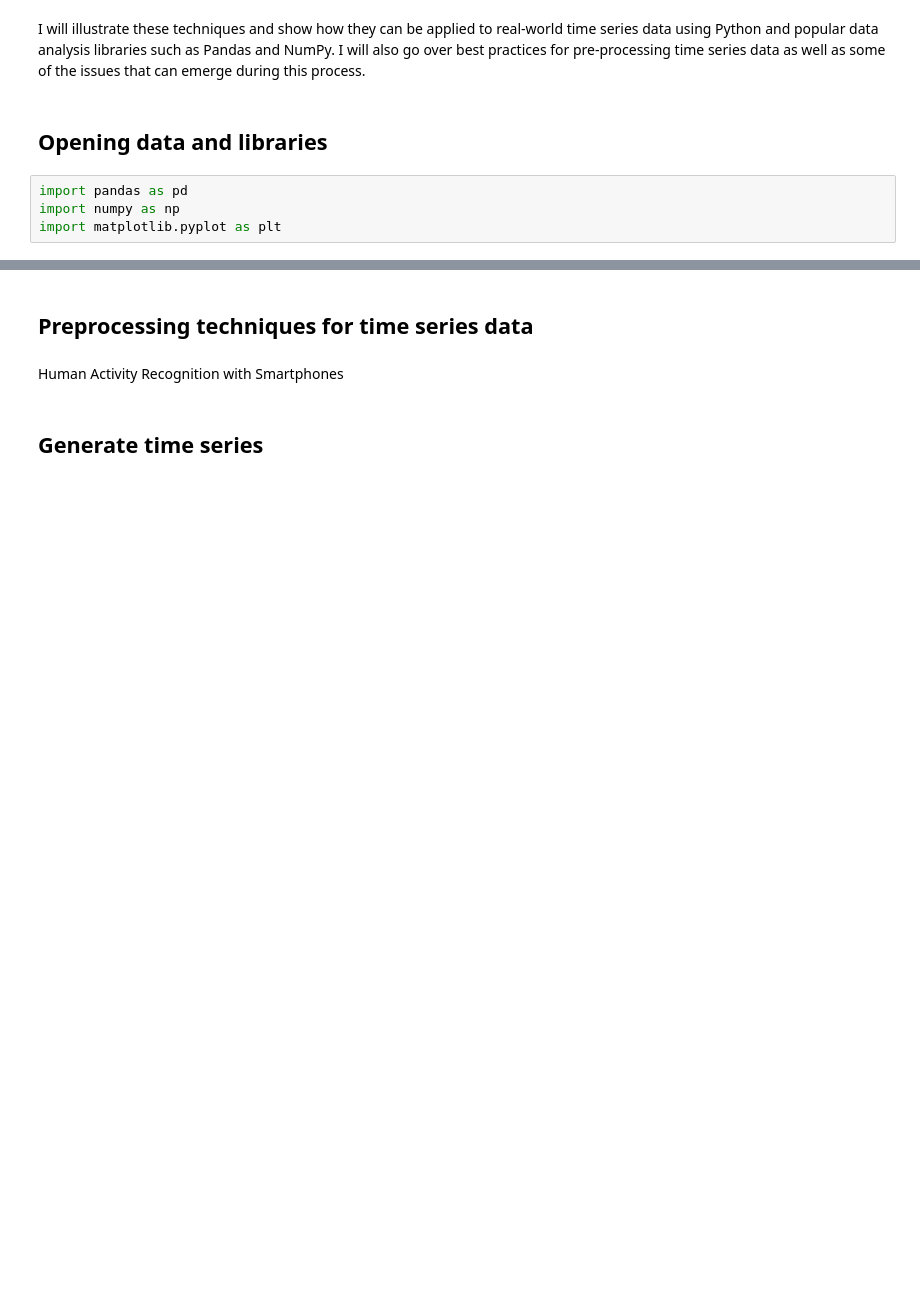
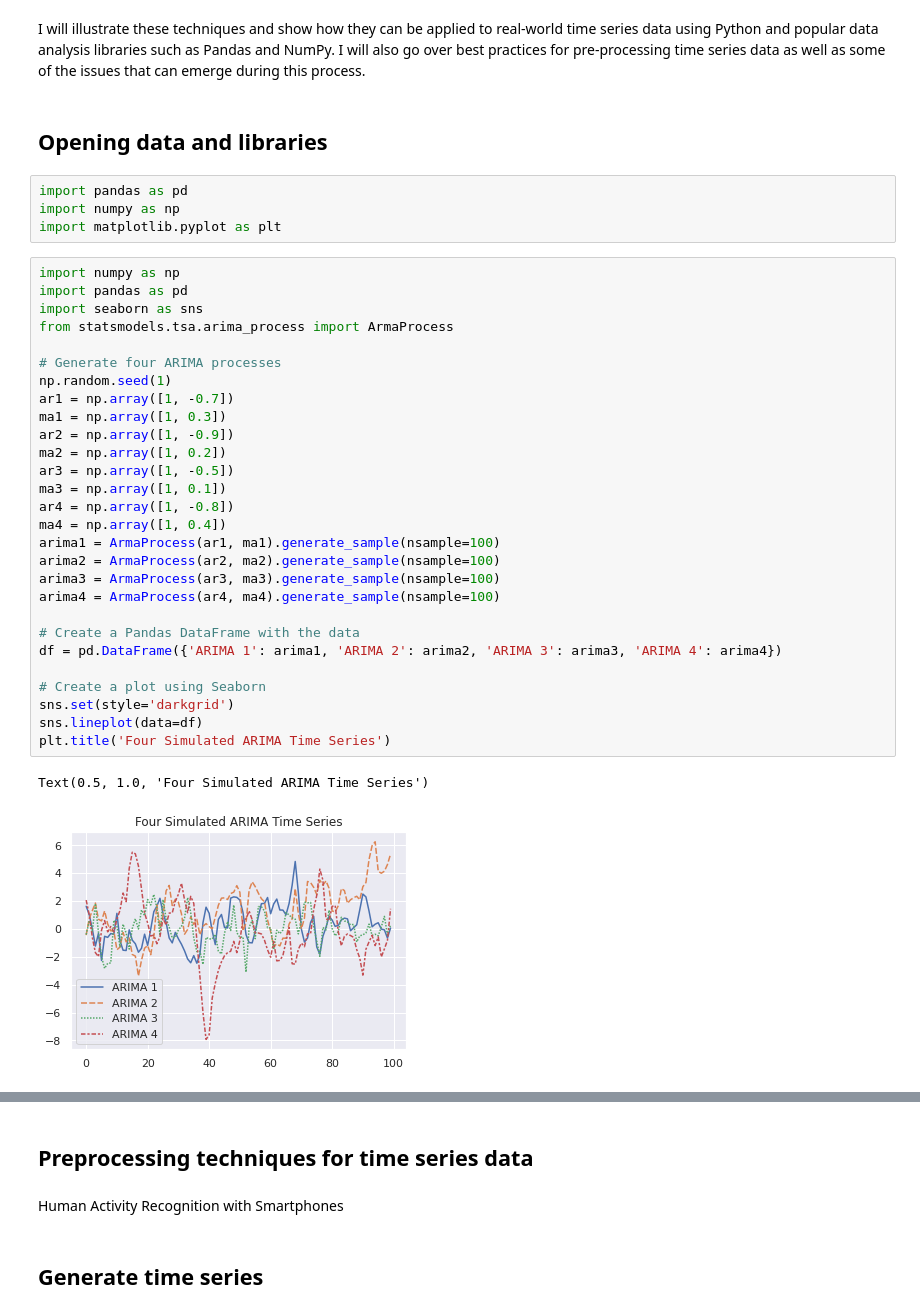
Before and after one commit to gonzalezcortes/Time-series-classification, a Jupyter notebook: Pre-processing of Time Series Data.ipynb, the cells around one changed output, grey strips where cells are left out. Cells and saved outputs as stored; diff of their text form; blank space fills up the shorter version.

Commit message:
plot added

```diff
--- a/Pre-processing of Time Series Data.ipynb
+++ b/Pre-processing of Time Series Data.ipynb
@@ -20,3 +20,34 @@ I will illustrate these techniques and show how they can be applied to real-worl
 import pandas as pd
 import numpy as np
 import matplotlib.pyplot as plt
+# %%
+import numpy as np
+import pandas as pd
+import seaborn as sns
+from statsmodels.tsa.arima_process import ArmaProcess
+
+# Generate four ARIMA processes
+np.random.seed(1)
+ar1 = np.array([1, -0.7])
+ma1 = np.array([1, 0.3])
+ar2 = np.array([1, -0.9])
+ma2 = np.array([1, 0.2])
+ar3 = np.array([1, -0.5])
+ma3 = np.array([1, 0.1])
+ar4 = np.array([1, -0.8])
+ma4 = np.array([1, 0.4])
+arima1 = ArmaProcess(ar1, ma1).generate_sample(nsample=100)
+arima2 = ArmaProcess(ar2, ma2).generate_sample(nsample=100)
+arima3 = ArmaProcess(ar3, ma3).generate_sample(nsample=100)
+arima4 = ArmaProcess(ar4, ma4).generate_sample(nsample=100)
+
+# Create a Pandas DataFrame with the data
+df = pd.DataFrame({'ARIMA 1': arima1, 'ARIMA 2': arima2, 'ARIMA 3': arima3, 'ARIMA 4': arima4})
+
+# Create a plot using Seaborn
+sns.set(style='darkgrid')
+sns.lineplot(data=df)
+plt.title('Four Simulated ARIMA Time Series')
+# %% [output]
+Text(0.5, 1.0, 'Four Simulated ARIMA Time Series')
+[figure, added]
```
Also changed, not shown: parts of 1 cell of this notebook, 2 other files.
